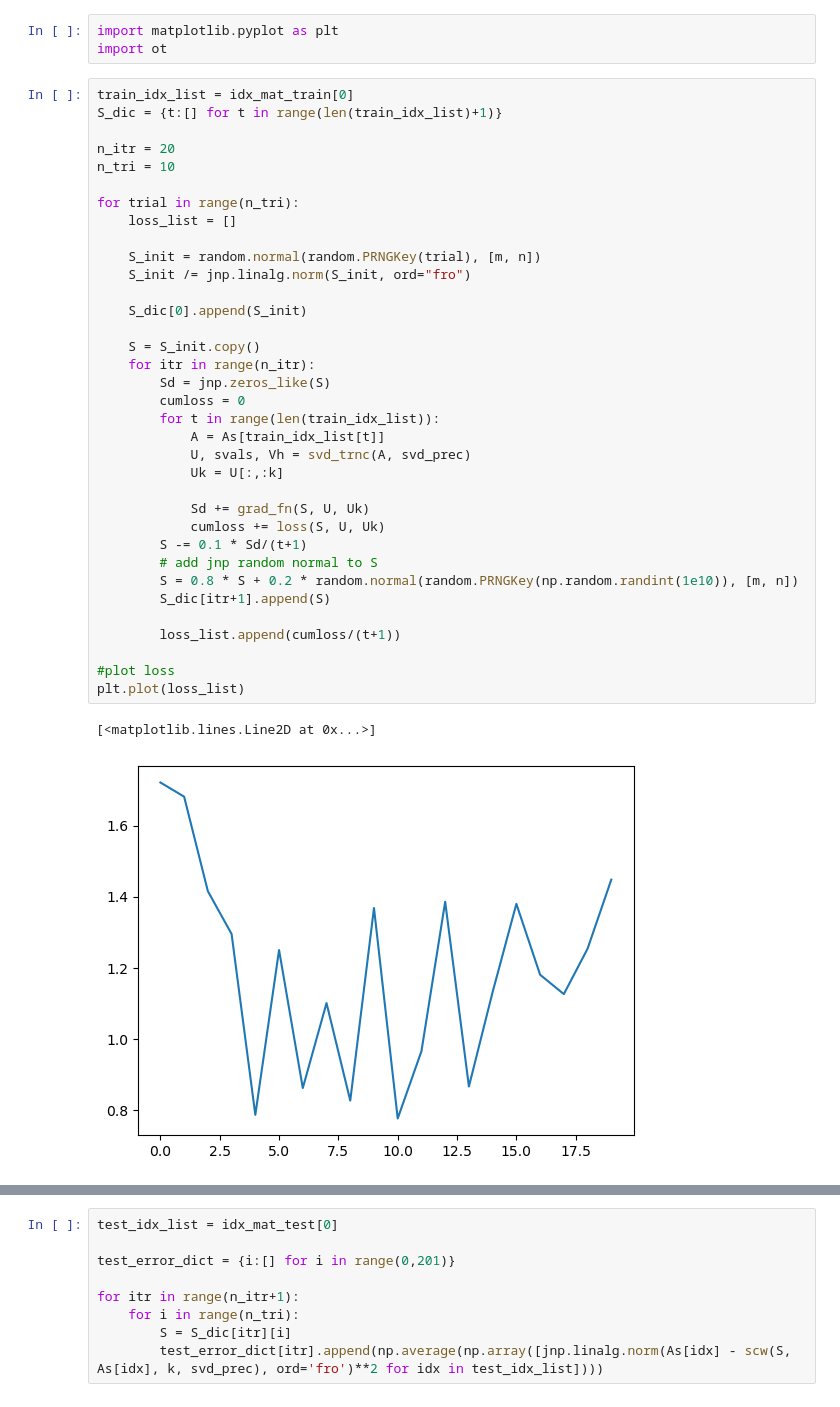
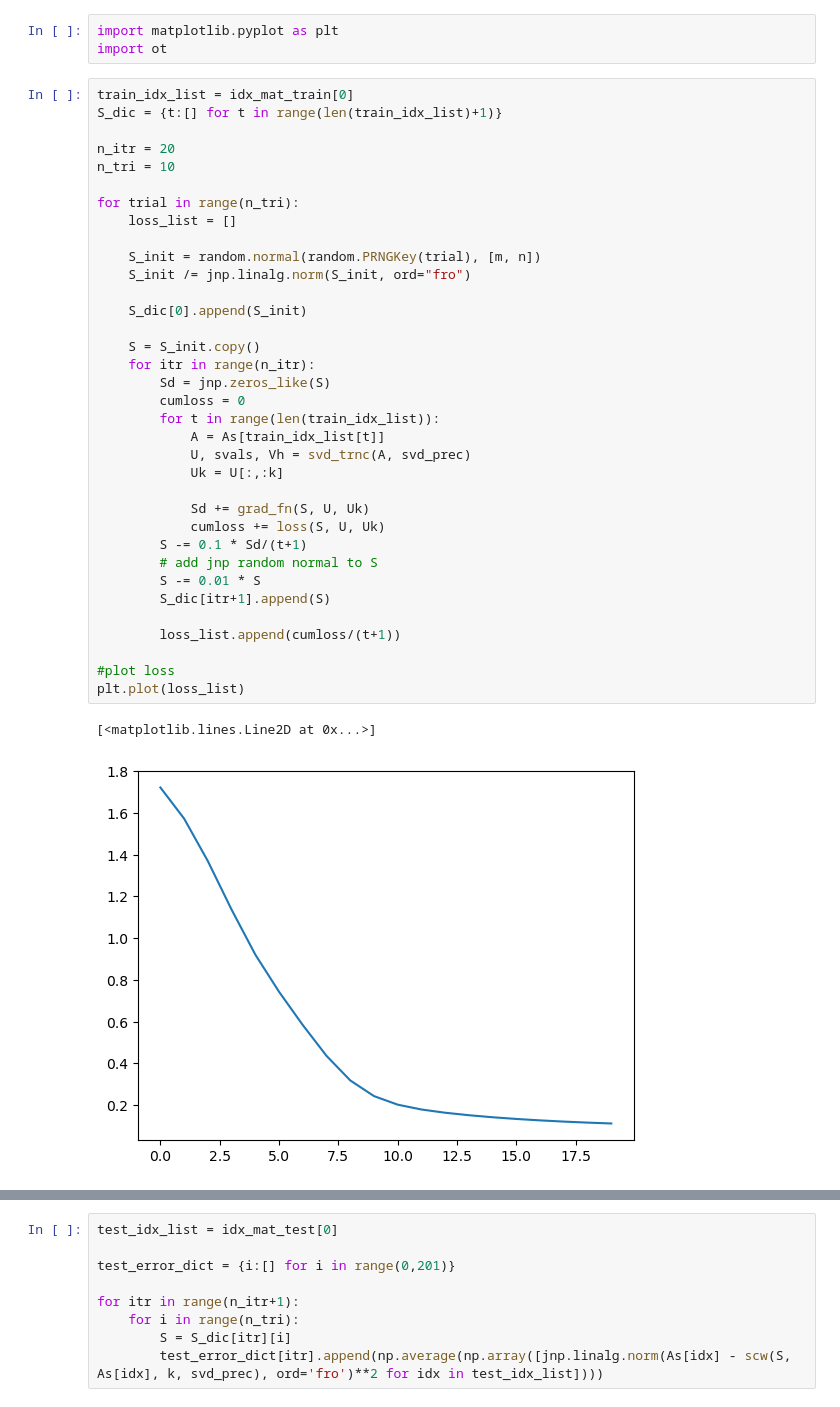
Before and after one commit to ssakaue/data-driven-lra-code, a Jupyter notebook: test.ipynb, the cells around one changed output, grey strips where cells are left out. Drawn from its saved outputs; the diff is of its cells as text.

```diff
--- a/test.ipynb
+++ b/test.ipynb
@@ -100,35 +100,35 @@ n_tri = 10
 
 for trial in range(n_tri):
     loss_list = []
 
     S_init = random.normal(random.PRNGKey(trial), [m, n])
     S_init /= jnp.linalg.norm(S_init, ord="fro")
 
     S_dic[0].append(S_init)
 
     S = S_init.copy()
     for itr in range(n_itr):
         Sd = jnp.zeros_like(S)
         cumloss = 0
         for t in range(len(train_idx_list)):
             A = As[train_idx_list[t]]
             U, svals, Vh = svd_trnc(A, svd_prec)
             Uk = U[:,:k]
 
             Sd += grad_fn(S, U, Uk)
             cumloss += loss(S, U, Uk)
         S -= 0.1 * Sd/(t+1)
         # add jnp random normal to S
-        S = 0.8 * S + 0.2 * random.normal(random.PRNGKey(np.random.randint(1e10)), [m, n])
+        S -= 0.01 * S
         S_dic[itr+1].append(S)
 
         loss_list.append(cumloss/(t+1))
 
 #plot loss
 plt.plot(loss_list)
 # %% [output]
 [<matplotlib.lines.Line2D at 0x...>]
-[figure, old version]
+[figure, new version]
 # %%
 wd_list = []
 
```
Also changed, not shown: parts of 1 cell of this notebook.
